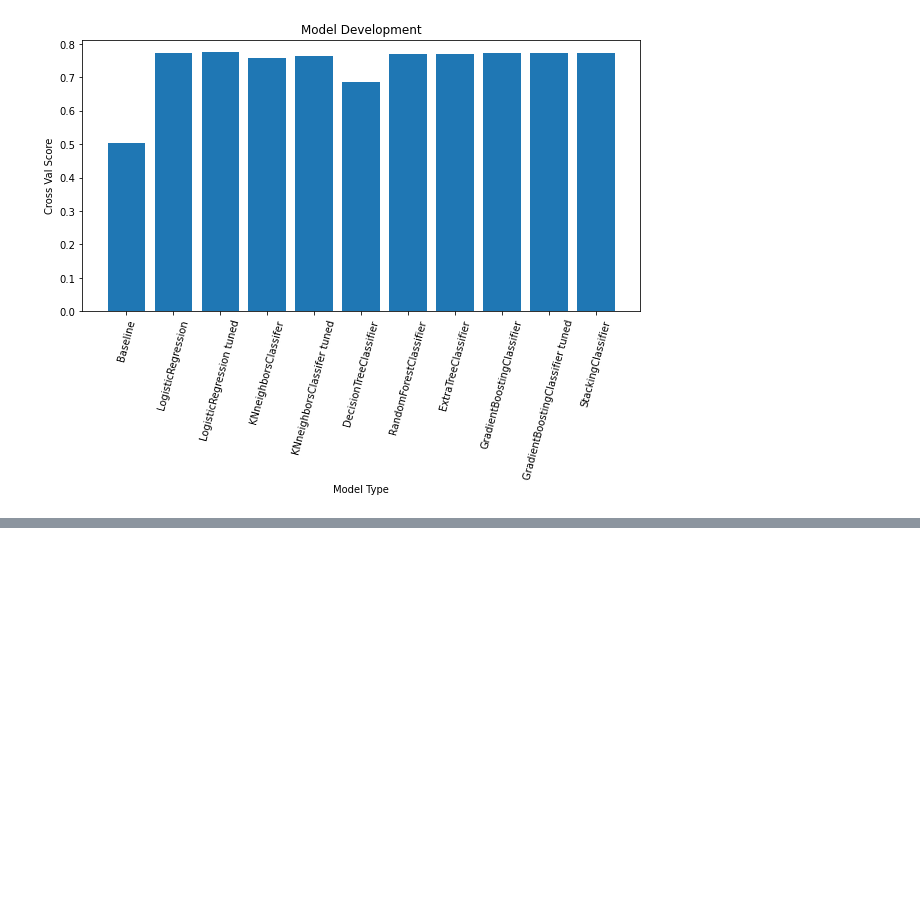
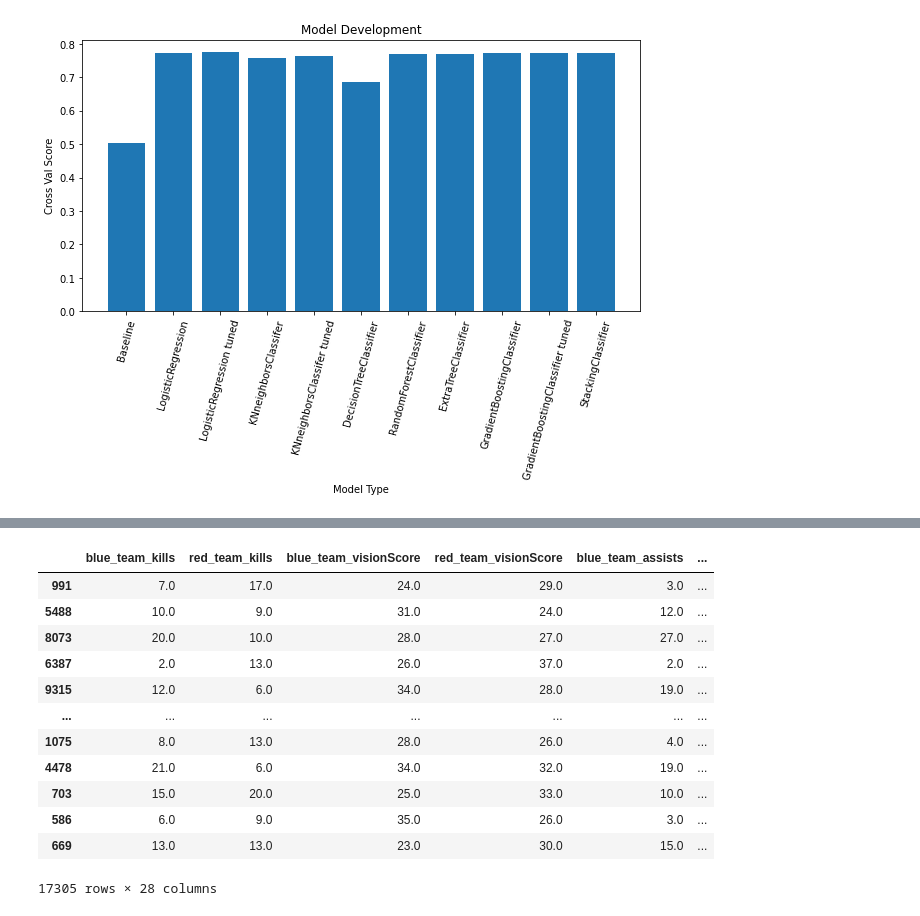
Before and after one commit to KyleWeesner/Catpstone-League_of_Legends_Win_Predictor, a Jupyter notebook: Untitled_Folder/Modeling.ipynb, the cells around one changed output, grey strips where cells are left out. Cells and saved outputs as stored; diff of their text form; code cells hidden in the pictures; blank space fills up the shorter version.

```diff
--- a/Untitled Folder/Modeling.ipynb
+++ b/Untitled_Folder/Modeling.ipynb
@@ -522,0 +770,16 @@ for col in list(abs(heatmap_df.corr().columns)):
+# %%
+X_train
+# %% [output]
+|  | blue_team_kills | red_team_kills | blue_team_visionScore | red_team_visionScore | blue_team_assists | ... |
+| 991 | 7.0 | 17.0 | 24.0 | 29.0 | 3.0 | ... |
+| 5488 | 10.0 | 9.0 | 31.0 | 24.0 | 12.0 | ... |
+| 8073 | 20.0 | 10.0 | 28.0 | 27.0 | 27.0 | ... |
+| 6387 | 2.0 | 13.0 | 26.0 | 37.0 | 2.0 | ... |
+| 9315 | 12.0 | 6.0 | 34.0 | 28.0 | 19.0 | ... |
+| ... | ... | ... | ... | ... | ... | ... |
+| 1075 | 8.0 | 13.0 | 28.0 | 26.0 | 4.0 | ... |
+| 4478 | 21.0 | 6.0 | 34.0 | 32.0 | 19.0 | ... |
+| 703 | 15.0 | 20.0 | 25.0 | 33.0 | 10.0 | ... |
+| 586 | 6.0 | 9.0 | 35.0 | 26.0 | 3.0 | ... |
+| 669 | 13.0 | 13.0 | 23.0 | 30.0 | 15.0 | ... |
+17305 rows × 28 columns
```
Also changed, not shown: parts of 36 cells of this notebook, 6 other files.
